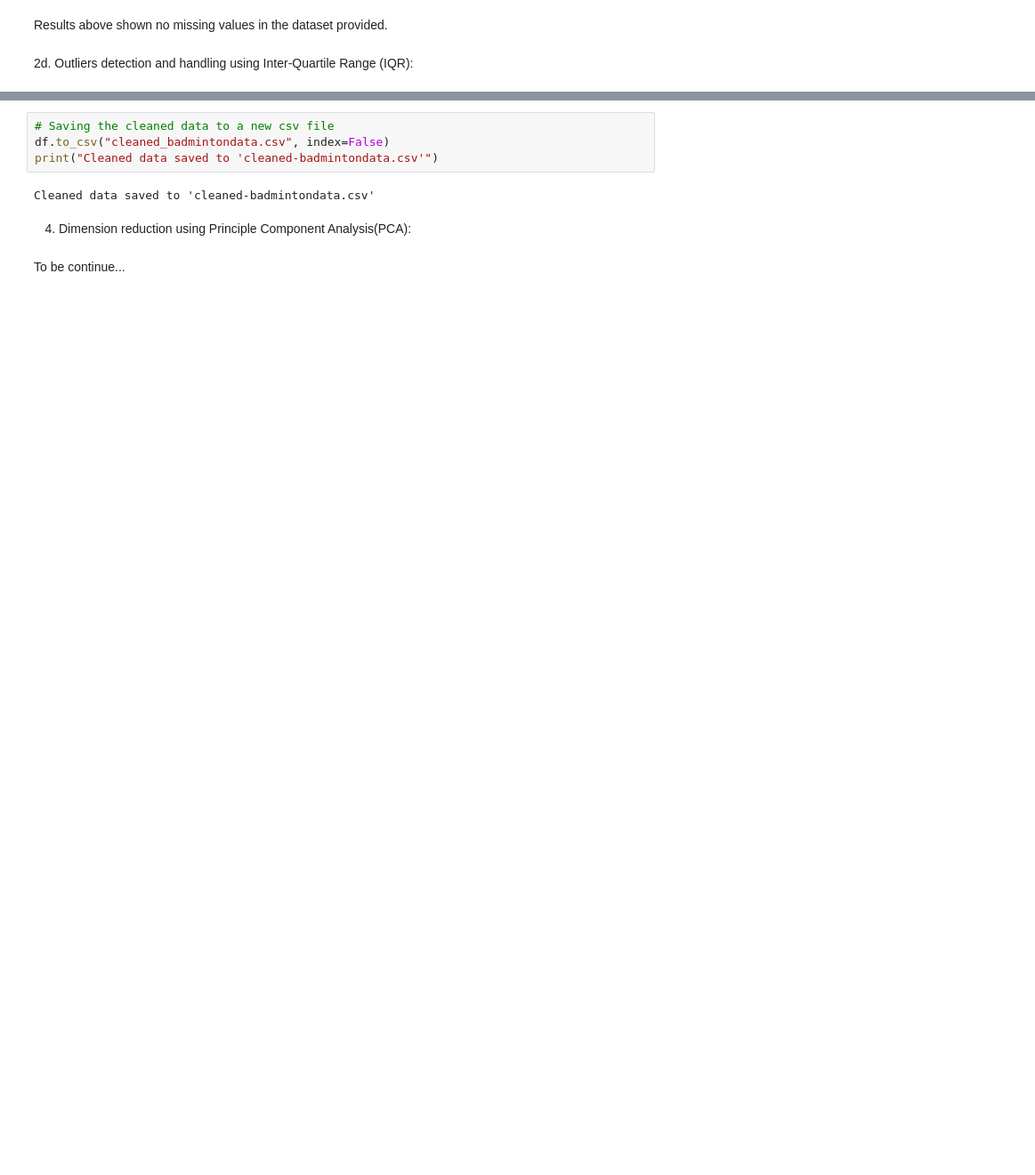
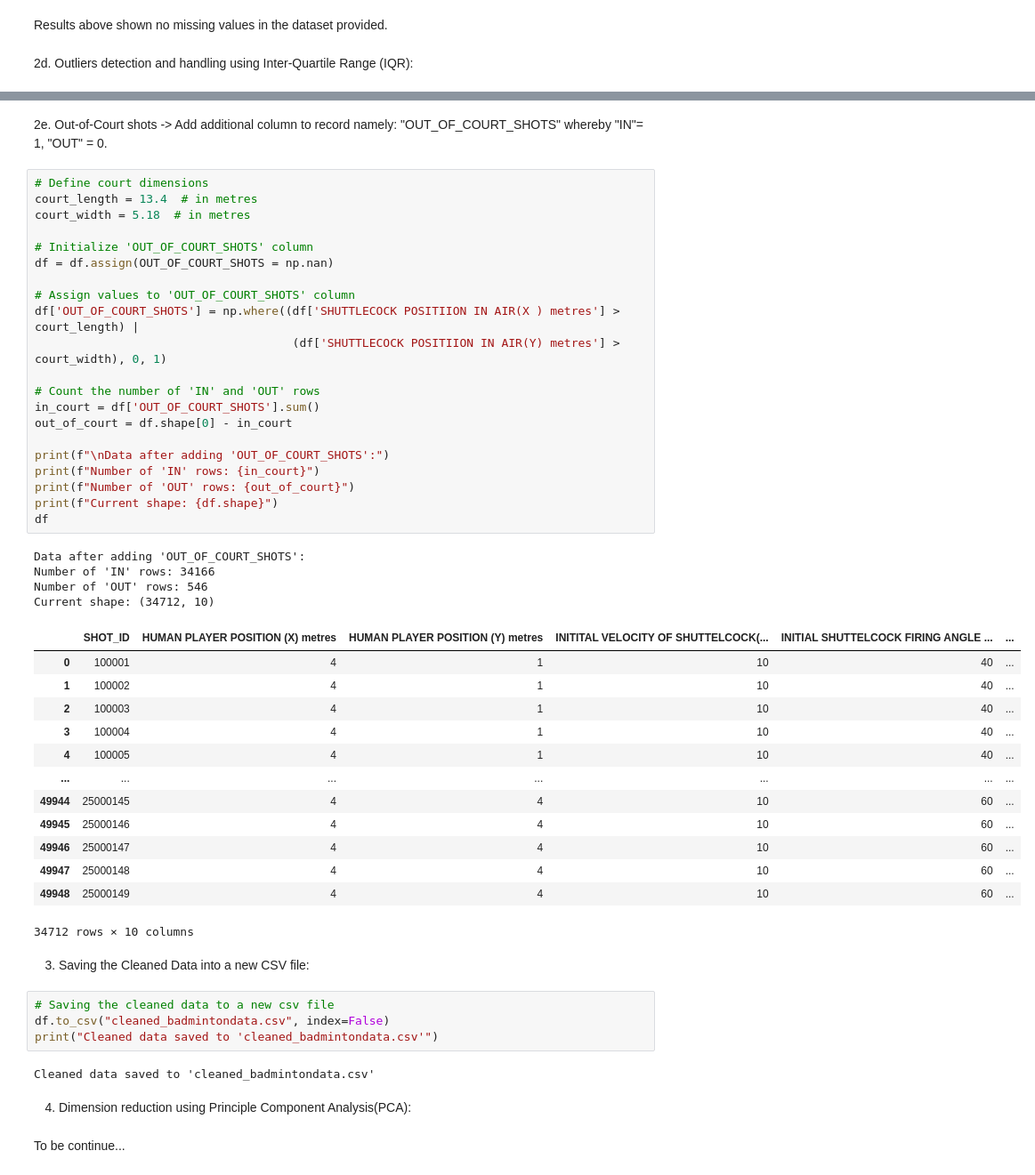
Before and after one commit to xunthongkkkkkk/DataAnalytics3005, a Jupyter notebook: data-preprocessing-badmintondata-jinwei/data-preprocessing-badmintondata.ipynb, the cells around one changed output, grey strips where cells are left out. Shown at 89% size. Drawn from its saved outputs; the diff is of its cells as text; blank space fills up the shorter version.

```diff
--- a/data-preprocessing-badmintondata-jinwei/data-preprocessing-badmintondata.ipynb
+++ b/data-preprocessing-badmintondata-jinwei/data-preprocessing-badmintondata.ipynb
@@ -210,9 +248,52 @@ Current shape: (33330, 8)
+# %% [markdown]
+2e. Out-of-Court shots -> Add additional column to record namely: "OUT_OF_COURT_SHOTS" whereby "IN"= 1, "OUT" = 0.
+# %%
+# Define court dimensions
+court_length = 13.4  # in metres
+court_width = 5.18  # in metres
+
+# Initialize 'OUT_OF_COURT_SHOTS' column
+df = df.assign(OUT_OF_COURT_SHOTS = np.nan)
+
+# Assign values to 'OUT_OF_COURT_SHOTS' column
+df['OUT_OF_COURT_SHOTS'] = np.where((df['SHUTTLECOCK POSITIION IN AIR(X ) metres'] > court_length) |
+                                     (df['SHUTTLECOCK POSITIION IN AIR(Y) metres'] > court_width), 0, 1)
+
+# Count the number of 'IN' and 'OUT' rows
+in_court = df['OUT_OF_COURT_SHOTS'].sum()
+out_of_court = df.shape[0] - in_court
+
+print(f"\nData after adding 'OUT_OF_COURT_SHOTS':")
+print(f"Number of 'IN' rows: {in_court}")
+print(f"Number of 'OUT' rows: {out_of_court}")
+print(f"Current shape: {df.shape}")
+df
+# %% [output]
+Data after adding 'OUT_OF_COURT_SHOTS':
+Number of 'IN' rows: 34166
+Number of 'OUT' rows: 546
+Current shape: (34712, 10)
+|  | SHOT_ID | HUMAN PLAYER POSITION (X) metres | HUMAN PLAYER POSITION (Y) metres | INITITAL VELOCITY OF SHUTTELCOCK(... | INITIAL SHUTTELCOCK FIRING ANGLE ... | ... |
+| 0 | 100001 | 4 | 1 | 10 | 40 | ... |
+| 1 | 100002 | 4 | 1 | 10 | 40 | ... |
+| 2 | 100003 | 4 | 1 | 10 | 40 | ... |
+| 3 | 100004 | 4 | 1 | 10 | 40 | ... |
+| 4 | 100005 | 4 | 1 | 10 | 40 | ... |
+| ... | ... | ... | ... | ... | ... | ... |
+| 49944 | 25000145 | 4 | 4 | 10 | 60 | ... |
+| 49945 | 25000146 | 4 | 4 | 10 | 60 | ... |
+| 49946 | 25000147 | 4 | 4 | 10 | 60 | ... |
+| 49947 | 25000148 | 4 | 4 | 10 | 60 | ... |
+| 49948 | 25000149 | 4 | 4 | 10 | 60 | ... |
+34712 rows × 10 columns
+# %% [markdown]
+3. Saving the Cleaned Data into a new CSV file:
 # %%
 # Saving the cleaned data to a new csv file
 df.to_csv("cleaned_badmintondata.csv", index=False)
-print("Cleaned data saved to 'cleaned-badmintondata.csv'")
+print("Cleaned data saved to 'cleaned_badmintondata.csv'")
 # %% [output]
-Cleaned data saved to 'cleaned-badmintondata.csv'
+Cleaned data saved to 'cleaned_badmintondata.csv'
 # %% [markdown]
 4. Dimension reduction using Principle Component Analysis(PCA):
 # %% [markdown]
```
Also changed, not shown: parts of 10 cells of this notebook, 2 other files.
